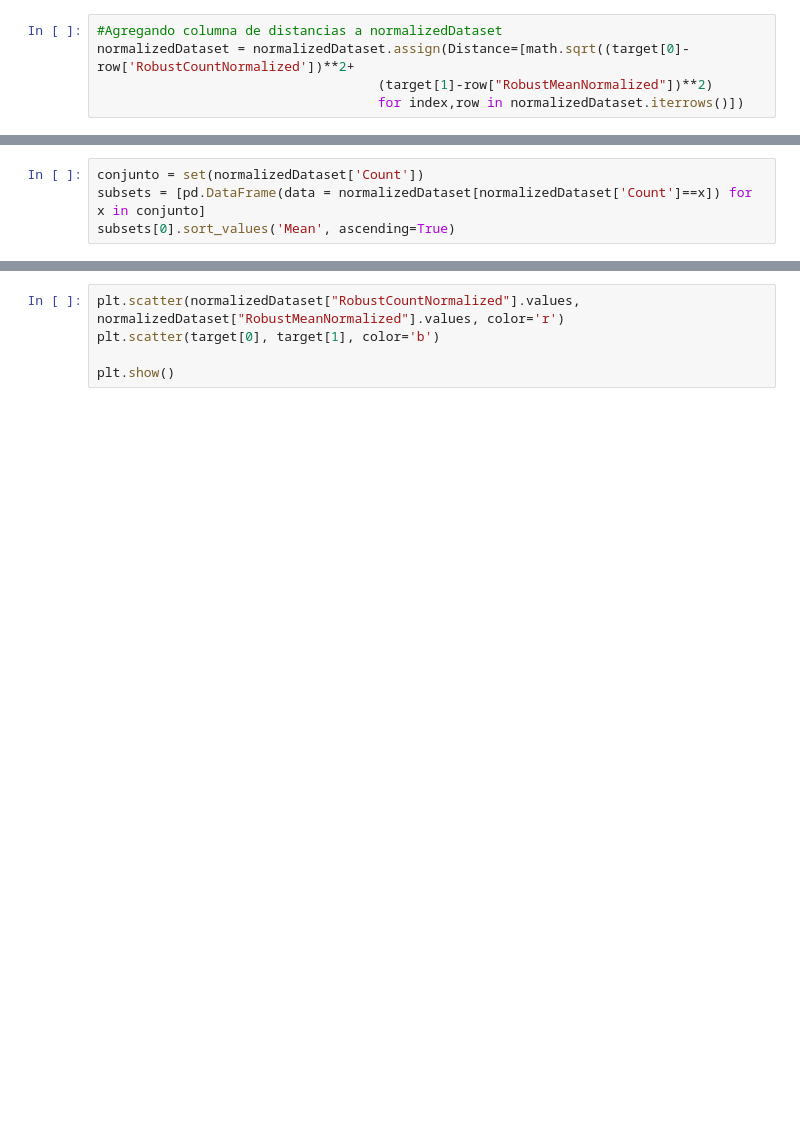
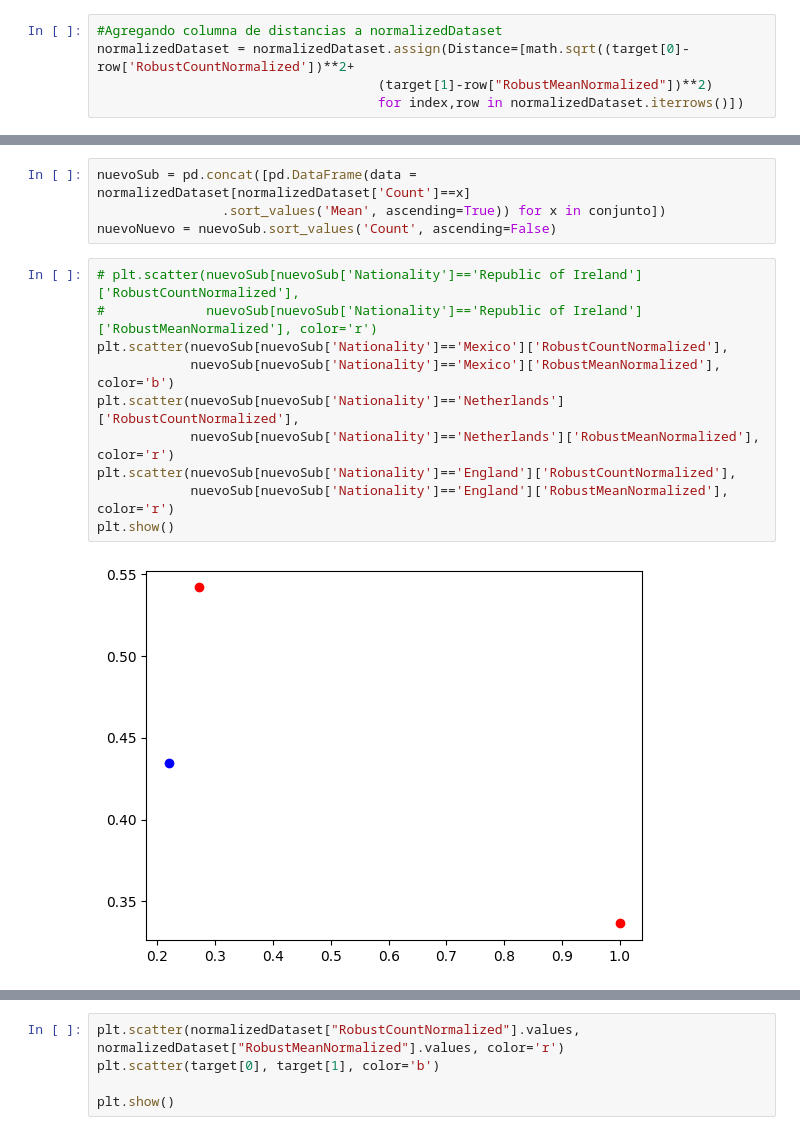
Before and after one commit to GAPPLabs/DataScienceProject, a Jupyter notebook: Proyecto.ipynb, the cells around one changed output, grey strips where cells are left out. Cells and saved outputs as stored; diff of their text form; blank space fills up the shorter version.

```diff
--- a/Proyecto.ipynb
+++ b/Proyecto.ipynb
@@ -103,4 +133,0 @@ normalizedDataset.sort_values('Count', ascending=True).head(n=60)
-# %%
-conjunto = set(normalizedDataset['Count'])
-subsets = [pd.DataFrame(data = normalizedDataset[normalizedDataset['Count']==x]) for x in conjunto]
-subsets[0].sort_values('Mean', ascending=True)
@@ -222,0 +190,16 @@ normalizedDataset.sort_values('Distance', ascending=False).head(n=60)
+# %%
+nuevoSub = pd.concat([pd.DataFrame(data = normalizedDataset[normalizedDataset['Count']==x]
+                .sort_values('Mean', ascending=True)) for x in conjunto])
+nuevoNuevo = nuevoSub.sort_values('Count', ascending=False)
+# %%
+# plt.scatter(nuevoSub[nuevoSub['Nationality']=='Republic of Ireland']['RobustCountNormalized'],
+#             nuevoSub[nuevoSub['Nationality']=='Republic of Ireland']['RobustMeanNormalized'], color='r')
+plt.scatter(nuevoSub[nuevoSub['Nationality']=='Mexico']['RobustCountNormalized'],
+            nuevoSub[nuevoSub['Nationality']=='Mexico']['RobustMeanNormalized'], color='b')
+plt.scatter(nuevoSub[nuevoSub['Nationality']=='Netherlands']['RobustCountNormalized'],
+            nuevoSub[nuevoSub['Nationality']=='Netherlands']['RobustMeanNormalized'], color='r')
+plt.scatter(nuevoSub[nuevoSub['Nationality']=='England']['RobustCountNormalized'],
+            nuevoSub[nuevoSub['Nationality']=='England']['RobustMeanNormalized'], color='r')
+plt.show()
+# %% [output]
+[figure, added]
```
Also changed, not shown: parts of 23 cells of this notebook.
